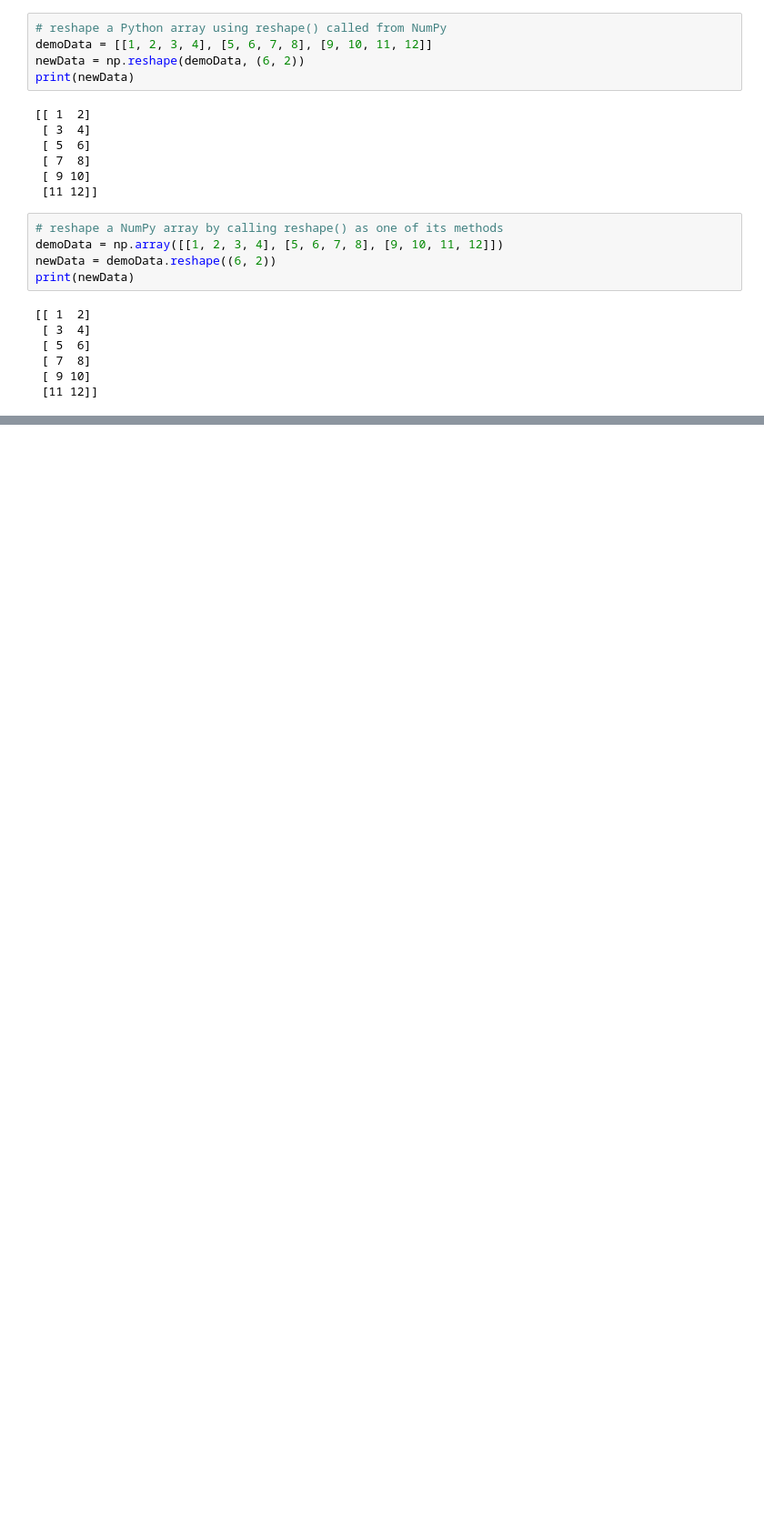
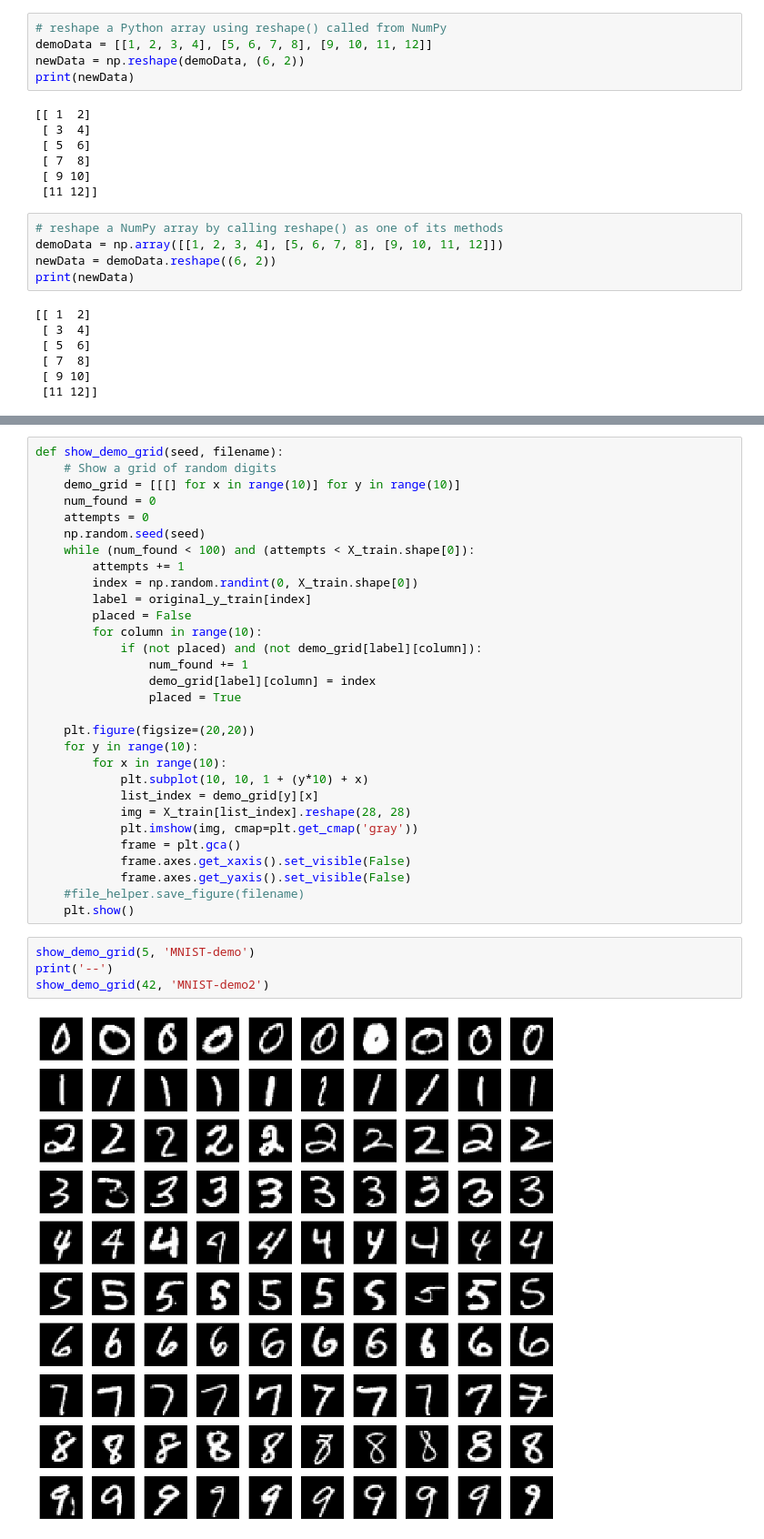
Before and after one commit to cwreynolds/PredatorEye, a Jupyter notebook: Chapter_B2_experiments.ipynb, the cells around one changed output, grey strips where cells are left out. Shown at 91% size. Drawn from its saved outputs; the diff is of its cells as text; blank space fills up the shorter version.

Commit message:
Load and display MNIST data using Keras.

```diff
--- a/Chapter_B2_experiments.ipynb
+++ b/Chapter_B2_experiments.ipynb
@@ -47,0 +99,36 @@ demoData = np.array([[1, 2, 3, 4], [5, 6, 7, 8], [9, 10, 11, 12]])
+# %%
+def show_demo_grid(seed, filename):
+    # Show a grid of random digits
+    demo_grid = [[[] for x in range(10)] for y in range(10)]
+    num_found = 0
+    attempts = 0
+    np.random.seed(seed)
+    while (num_found < 100) and (attempts < X_train.shape[0]):
+        attempts += 1
+        index = np.random.randint(0, X_train.shape[0])
+        label = original_y_train[index]
+        placed = False
+        for column in range(10):
+            if (not placed) and (not demo_grid[label][column]):
+                num_found += 1
+                demo_grid[label][column] = index
+                placed = True
+
+    plt.figure(figsize=(20,20))
+    for y in range(10):
+        for x in range(10):
+            plt.subplot(10, 10, 1 + (y*10) + x)
+            list_index = demo_grid[y][x]
+            img = X_train[list_index].reshape(28, 28)
+            plt.imshow(img, cmap=plt.get_cmap('gray'))
+            frame = plt.gca()
+            frame.axes.get_xaxis().set_visible(False)
+            frame.axes.get_yaxis().set_visible(False)
+    #file_helper.save_figure(filename)
+    plt.show()
+# %%
+show_demo_grid(5, 'MNIST-demo')
+print('--')
+show_demo_grid(42, 'MNIST-demo2')
+# %% [output]
+[figure, added]
```
Also changed, not shown: parts of 6 cells of this notebook.
